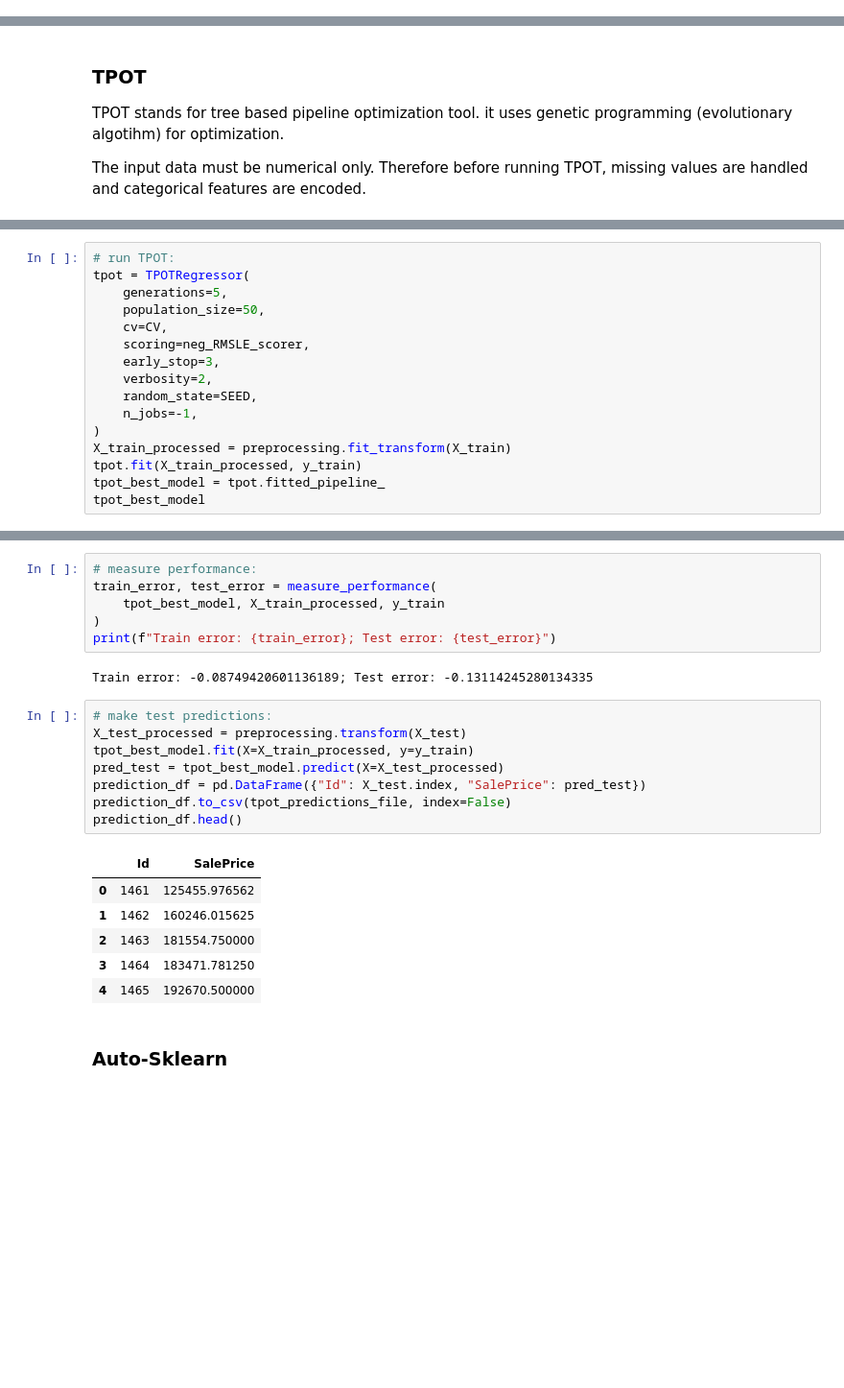
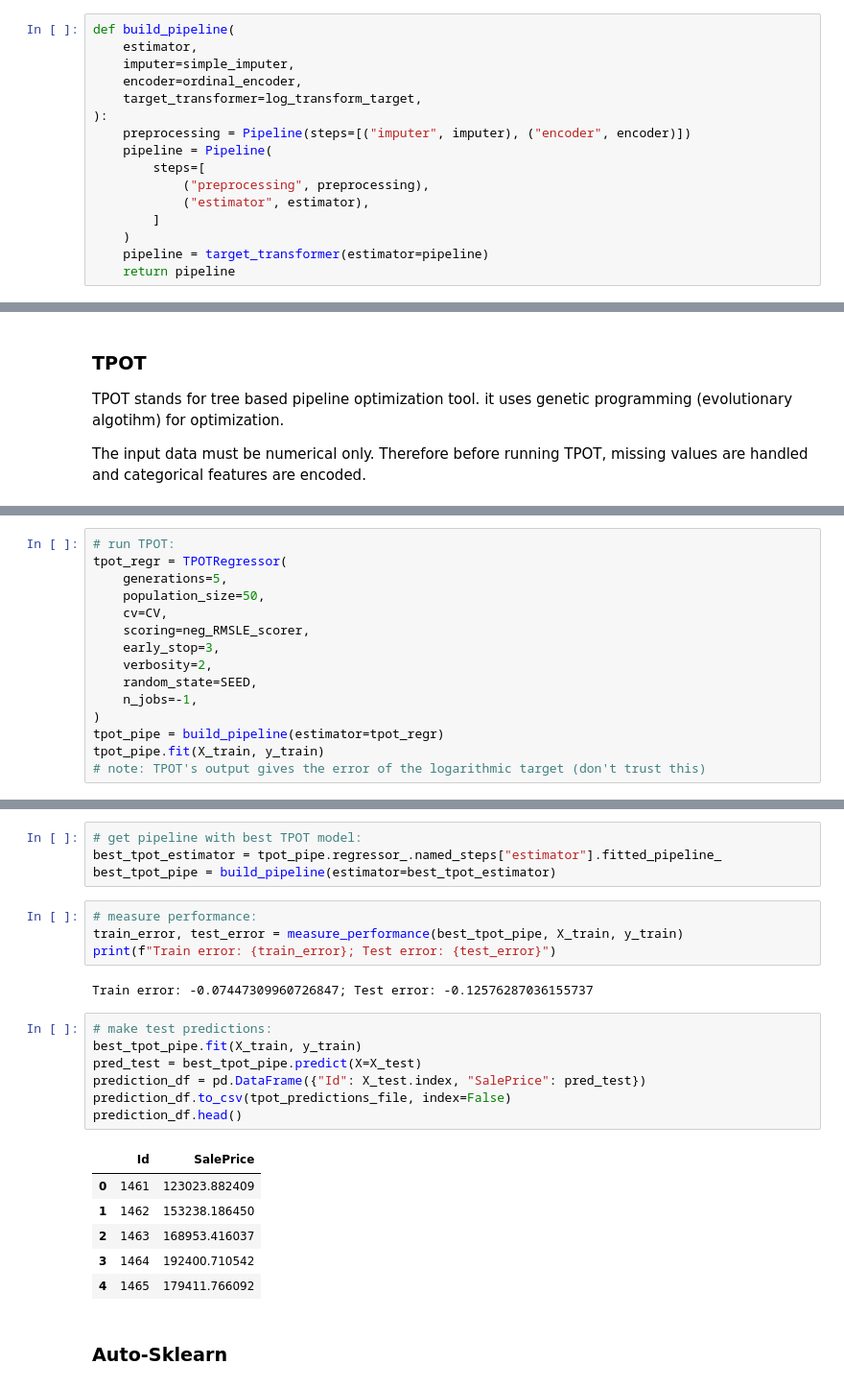
Before and after one commit to ronja-s/ames_housing_prices, a Jupyter notebook: jupyter_notebooks/02_automl.ipynb, the cells around one changed output, grey strips where cells are left out. Shown at 96% size. Saved outputs shown, nothing was run; the diff lists cells and outputs as text; blank space fills up the shorter version.

Commit message:
Include target transformation in TPOT

```diff
--- a/jupyter_notebooks/02_automl.ipynb
+++ b/jupyter_notebooks/02_automl.ipynb
@@ -97,3 +113,19 @@ preprocessing = Pipeline(
+# %%
+def build_pipeline(
+    estimator,
+    imputer=simple_imputer,
+    encoder=ordinal_encoder,
+    target_transformer=log_transform_target,
+):
+    preprocessing = Pipeline(steps=[("imputer", imputer), ("encoder", encoder)])
+    pipeline = Pipeline(
+        steps=[
+            ("preprocessing", preprocessing),
+            ("estimator", estimator),
+        ]
+    )
+    pipeline = target_transformer(estimator=pipeline)
+    return pipeline
 # %% [markdown]
 ## AutoML libraries <a class="anchor"  id="automl"></a>
 AutoML stands for Automated Machine Learning. It is a tool to automatically obtain a machine learning pipeline with a relatively good performance. This is achieved via an optimization of the model selection, hyperparameter tuning and some data preprocessing. There are different applied techniques for optimzation like grid or random search, Bayesian optimization or evolutionary algorithms.
@@ -108,6 +147,6 @@ The input data must be numerical only. Therefore before running TPOT, missing va
 # %%
 # run TPOT:
-tpot = TPOTRegressor(
+tpot_regr = TPOTRegressor(
     generations=5,
     population_size=50,
     cv=CV,
@@ -117,8 +156,7 @@ tpot = TPOTRegressor(
     random_state=SEED,
     n_jobs=-1,
 )
-X_train_processed = preprocessing.fit_transform(X_train)
-tpot.fit(X_train_processed, y_train)
-tpot_best_model = tpot.fitted_pipeline_
-tpot_best_model
+tpot_pipe = build_pipeline(estimator=tpot_regr)
+tpot_pipe.fit(X_train, y_train)
+# note: TPOT's output gives the error of the logarithmic target (don't trust this)
 # %% [output]
@@ -151,26 +191,27 @@ Pipeline(steps=[('xgbregressor',
+# %%
+# get pipeline with best TPOT model:
+best_tpot_estimator = tpot_pipe.regressor_.named_steps["estimator"].fitted_pipeline_
+best_tpot_pipe = build_pipeline(estimator=best_tpot_estimator)
 # %%
 # measure performance:
-train_error, test_error = measure_performance(
-    tpot_best_model, X_train_processed, y_train
-)
+train_error, test_error = measure_performance(best_tpot_pipe, X_train, y_train)
 print(f"Train error: {train_error}; Test error: {test_error}")
 # %% [output]
-Train error: -0.08749420601136189; Test error: -0.13114245280134335
+Train error: -0.07447309960726847; Test error: -0.12576287036155737
 # %%
 # make test predictions:
-X_test_processed = preprocessing.transform(X_test)
-tpot_best_model.fit(X=X_train_processed, y=y_train)
-pred_test = tpot_best_model.predict(X=X_test_processed)
+best_tpot_pipe.fit(X_train, y_train)
+pred_test = best_tpot_pipe.predict(X=X_test)
 prediction_df = pd.DataFrame({"Id": X_test.index, "SalePrice": pred_test})
 prediction_df.to_csv(tpot_predictions_file, index=False)
 prediction_df.head()
 # %% [output]
 |  | Id | SalePrice |
-| 0 | 1461 | 125455.976562 |
-| 1 | 1462 | 160246.015625 |
-| 2 | 1463 | 181554.750000 |
-| 3 | 1464 | 183471.781250 |
-| 4 | 1465 | 192670.500000 |
+| 0 | 1461 | 123023.882409 |
+| 1 | 1462 | 153238.186450 |
+| 2 | 1463 | 168953.416037 |
+| 3 | 1464 | 192400.710542 |
+| 4 | 1465 | 179411.766092 |
 # %% [markdown]
 ### Auto-Sklearn <a class="anchor"  id="autosklearn"></a>
 # %% [markdown]
```
Also changed, not shown: parts of 4 cells of this notebook, 1 other file.
